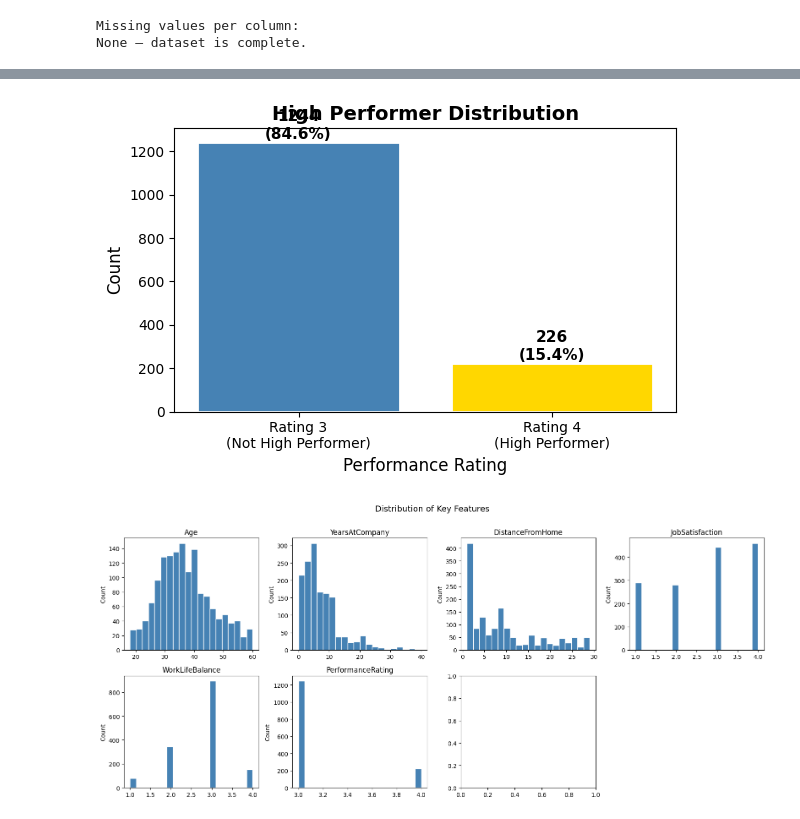
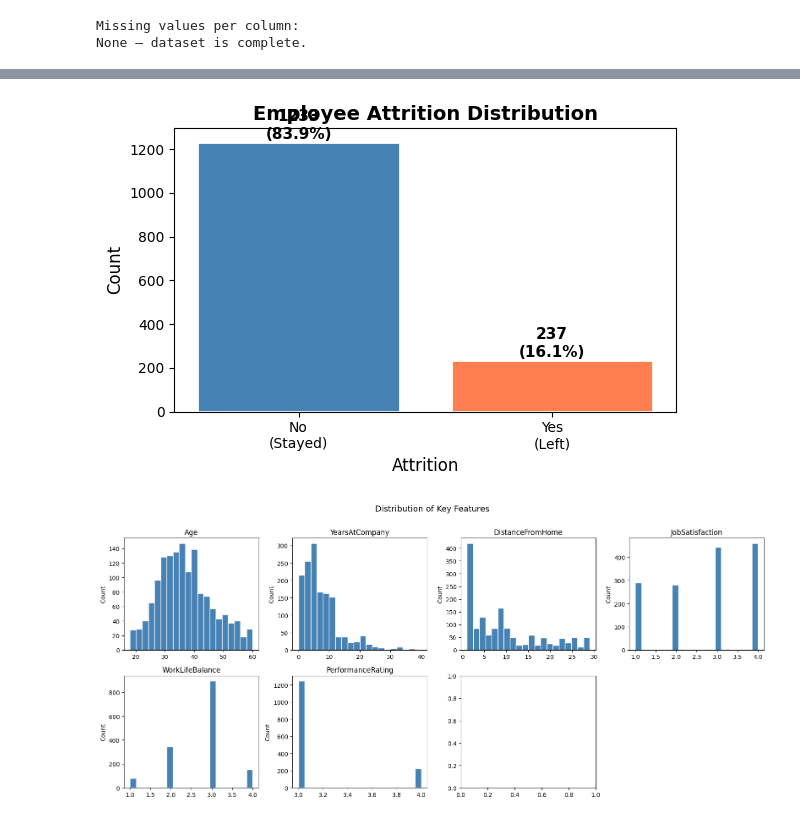
Before and after one commit to chloepart/DSBA6010_Final_Project, a Jupyter notebook: DSBA6010_Final_Project.ipynb, the cells around one changed output, grey strips where cells are left out. Cells and saved outputs as stored; diff of their text form; code cells hidden in the pictures.

```diff
--- a/DSBA6010_Final_Project.ipynb
+++ b/DSBA6010_Final_Project.ipynb
@@ -120,9 +120,6 @@ df.describe().T
 | YearsInCurrentRole | 1470.0 | 4.229252 | 3.623137 | 0.0 | 2.00 | 3.0 | 7.00 | 18.0 |
 | YearsSinceLastPromotion | 1470.0 | 2.187755 | 3.222430 | 0.0 | 0.00 | 1.0 | 3.00 | 15.0 |
 | YearsWithCurrManager | 1470.0 | 4.123129 | 3.568136 | 0.0 | 2.00 | 3.0 | 7.00 | 17.0 |
-# %%
-drop_cols = ['DailyRate', 'EmployeeCount', 'EmployeeNumber', 'JobInvolvement', 'HourlyRate', 'MonthlyIncome', 'MonthlyRate', 'PercentSalaryHike', 'StandardHours', 'StockOptionLevel']
-df.drop(columns=drop_cols, inplace=True)
 # %%
 # Check for missing values
 missing = df.isnull().sum()
@@ -206,25 +197,25 @@ Total records: 1470
 # %%
-# Visualize High Performer distribution
-high_performer_counts = df['PerformanceRating'].value_counts().sort_index()
-labels = ['Rating 3\n(Not High Performer)', 'Rating 4\n(High Performer)']
+# Visualize Attrition distribution
+attrition_counts = df['Attrition'].value_counts()
+labels = ['No\n(Stayed)', 'Yes\n(Left)']
 
 fig, ax = plt.subplots(figsize=(6, 4))
-bars = ax.bar(labels, high_performer_counts.values, color=['steelblue', 'gold'], edgecolor='white', linewidth=2)
-ax.set_title('High Performer Distribution', fontsize=14, fontweight='bold')
+bars = ax.bar(labels, attrition_counts.values, color=['steelblue', 'coral'], edgecolor='white', linewidth=2)
+ax.set_title('Employee Attrition Distribution', fontsize=14, fontweight='bold')
 ax.set_ylabel('Count', fontsize=12)
-ax.set_xlabel('Performance Rating', fontsize=12)
+ax.set_xlabel('Attrition', fontsize=12)
 
 # Add count labels on bars
 for bar in bars:
     height = bar.get_height()
     ax.text(bar.get_x() + bar.get_width()/2., height,
             f'{int(height)}\n({height/len(df):.1%})',
             ha='center', va='bottom', fontsize=11, fontweight='bold')
 
 plt.tight_layout()
 plt.show()
 # %% [output]
-[figure, old version]
+[figure, new version]
 # %%
 # Distribution of key numeric features
 numeric_cols = ['Age', 'YearsAtCompany', 'DistanceFromHome',
```
Also changed, not shown: parts of 15 cells of this notebook, 2 other files.
